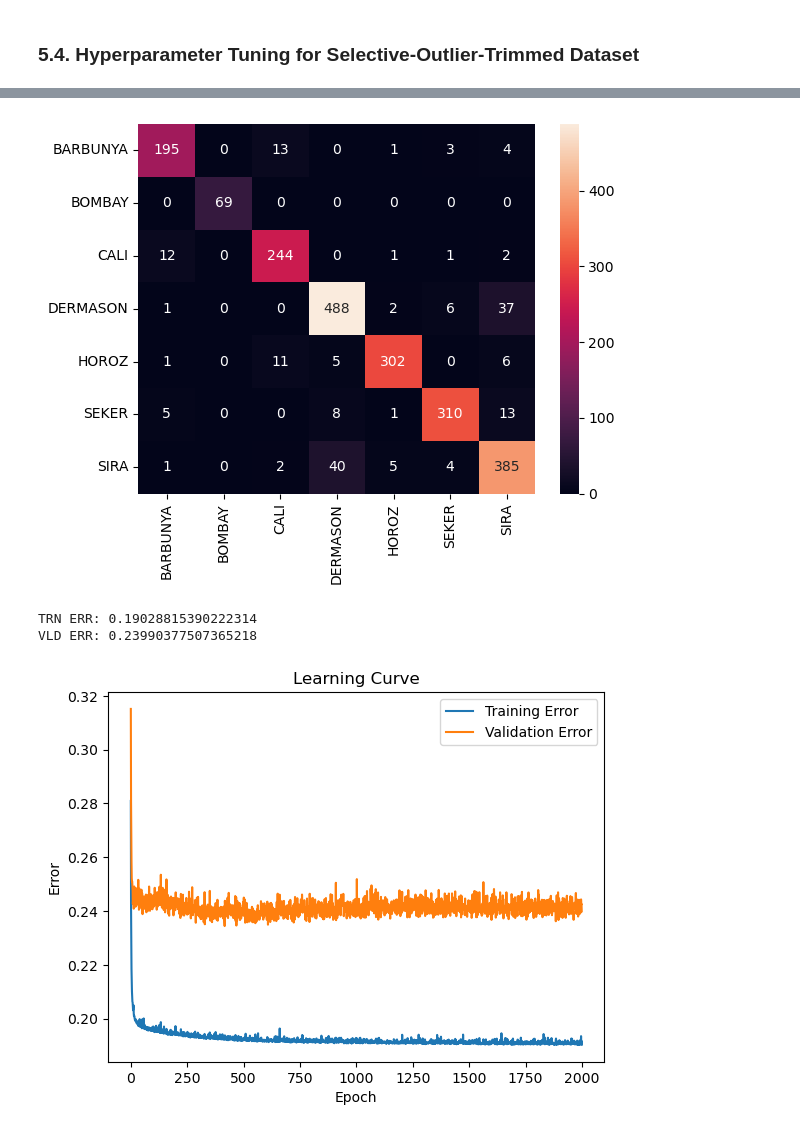
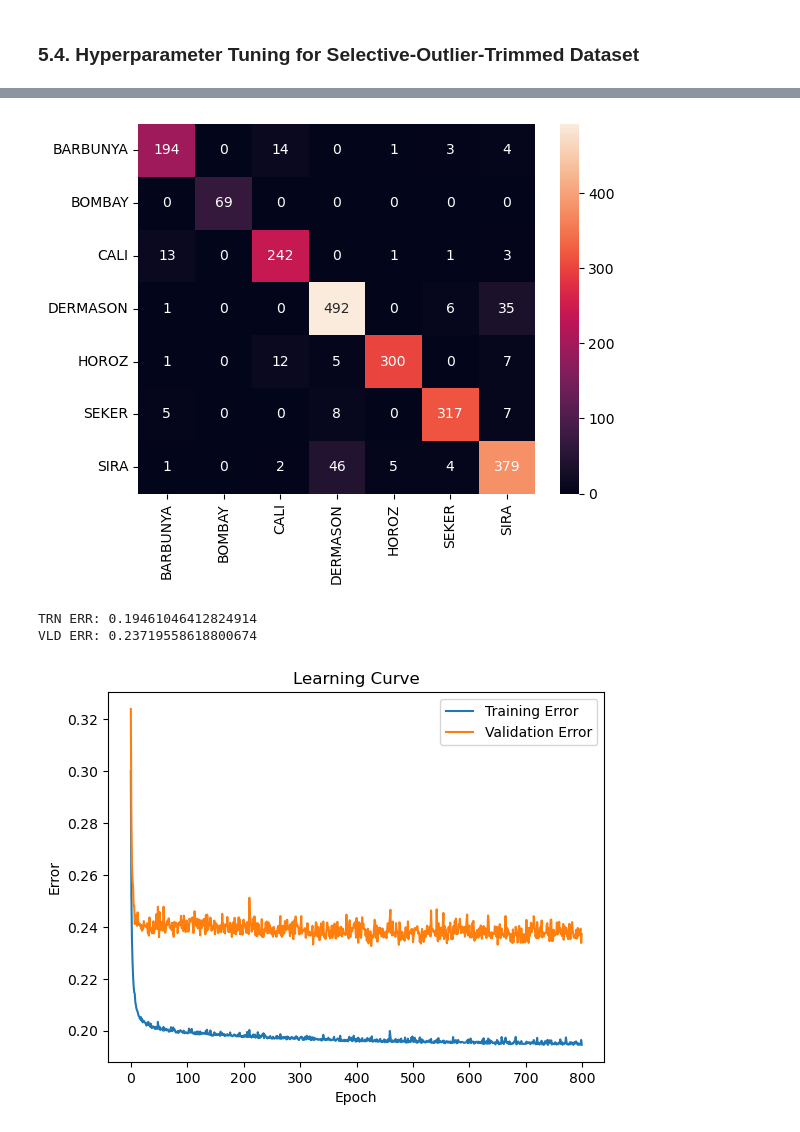
Before and after one commit to fortestingrandom/IdentifyBeanML, a Jupyter notebook: Identifying and differentiating dry beans with the power of machine learning.ipynb, the cells around one changed output, grey strips where cells are left out. Cells and saved outputs as stored; diff of their text form; code cells hidden in the pictures.

```diff
--- a/Identifying and differentiating dry beans with the power of machine learning.ipynb
+++ b/Identifying and differentiating dry beans with the power of machine learning.ipynb
@@ -108,9 +108,11 @@ def get_preprocessed_data(remove_outliers: False) -> Tuple[np.ndarray, ...]:
     X_trn, X_vld, y_trn, y_vld = train_test_split(X_trn, y_trn, train_size=.8, random_state=42)
 
     if remove_outliers:
+        exclude_classes = ['DERMASON', 'SIRA']
+        exclude_indices = np.isin(np.argmax(y_trn, axis=1), encoder.transform([[label] for label in exclude_classes]).argmax(axis=1))
         z_scores = np.abs(stats.zscore(X_trn[['Eccentricity', 'Solidity', 'roundness', 'Compactness', 'ShapeFactor4']]))
-        X_trn = X_trn[(z_scores < 3).all(axis=1)]
-        y_trn = y_trn[(z_scores < 3).all(axis=1)]
+        mask = (z_scores < 3).all(axis=1) | exclude_indices
+        X_trn, y_trn = X_trn[mask], y_trn[mask]
 
     scaler = StandardScaler()
     X_trn = scaler.fit_transform(X_trn)
@@ -528,31 +530,31 @@ VLD ERR: 0.19680157119715097
 # %%
 X_trn, y_trn, X_vld, y_vld, X_tst, y_tst, encoder = get_preprocessed_data(remove_outliers=True)
 
 smr = SoftmaxRegression(
-    batch_size=4,
-    alpha=0.03,
-    epochs=2000,
+    batch_size=32,
+    alpha=0.2,
+    epochs=800,
     seed=0,
 )
 
 smr.fit(X_trn, y_trn, X_vld=X_vld, y_vld=y_vld)
 
 y_hat_trn = smr.predict(X_trn)
 y_hat_tst = smr.predict(X_tst)
 y_hat_vld = smr.predict(X_vld)
 
 plot_confusion_matrix(np.argmax(y_trn, axis=1), y_hat_trn, class_names=encoder.categories_[0])
 plot_confusion_matrix(np.argmax(y_tst, axis=1), y_hat_tst, class_names=encoder.categories_[0])
 plot_confusion_matrix(np.argmax(y_vld, axis=1), y_hat_vld, class_names=encoder.categories_[0])
 
 plot_learning_curve(smr.trn_loss, smr.vld_loss)
 # %% [output]
 [figure]
 [figure]
-[figure, old version]
+[figure, new version]
-TRN ERR: 0.19028815390222314
-VLD ERR: 0.23990377507365218
+TRN ERR: 0.19461046412824914
+VLD ERR: 0.23719558618800674
-[figure, old version]
+[figure, new version]
 # %%
 X_trn, y_trn, X_vld, y_vld, X_tst, y_tst, encoder = get_preprocessed_data(remove_outliers=True)
 
```
Also changed, not shown: parts of 1 cell of this notebook.
